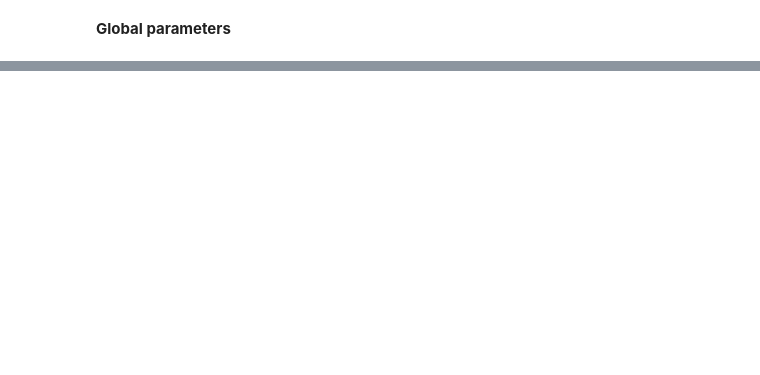
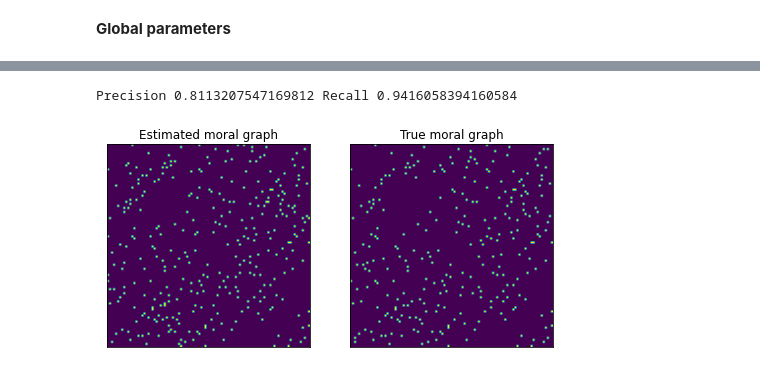
Before and after one commit to juangamella/stars, a Jupyter notebook: validation.ipynb, the cells around one changed output, grey strips where cells are left out. Drawn from its saved outputs; the diff is of its cells as text; code cells hidden in the pictures; blank space fills up the shorter version.

```diff
--- a/validation.ipynb
+++ b/validation.ipynb
@@ -50,13 +76,0 @@ X = np.random.multivariate_normal(np.zeros(p), true_covariance, size=n)
-# %%
-# Run StARS and then fit GLASSO over all data
-
-# Set subsample size as in the paper
-N = int(n / np.floor(10 * np.sqrt(n)))
-print("Number of subsamples", N)
-
-# Run StARS to select optimal regularizer
-opt, inst = stars.fit_w_glasso(X, 0.05, N, start = 5, step = 0.5, tol=1e-7, max_iter=100, debug=True)
-print("Optimal 1/lambda:", opt)
-
-# Fit GLASSO over all samples
-estimates, precisions = stars.glasso(stars.subsample(X, 1), opt, return_precisions=True)
@@ -149,0 +77,9 @@ Text(0.5, 1.0, 'Precision & recall as a function of the precision matrix cutoff'
+# %%
+true_precision = stars.neighbourhood_graph(p)
+true_covariance = np.linalg.inv(true_precision)
+true_precision -= np.diag(np.diag(true_precision))
+X = np.random.multivariate_normal(np.zeros(p), true_covariance, size=n)
+# %%
+# Fit the Graphical Lasso using the lambda selected by StARS
+
+estimate = stars.glasso.fit(X, debug=True)
@@ -149,0 +105,26 @@ Text(0.5, 1.0, 'Precision & recall as a function of the precision matrix cutoff'
+# %%
+# Analyisis: Precision / recall
+moral = estimate
+true_moral = (abs(true_precision) > 1e-4).astype(int)
+
+
+plt.figure(figsize=(8,8))
+plt.subplot(121)
+plt.title("Estimated moral graph")
+plt.imshow(moral)
+plt.gca().set_xticks([])
+plt.gca().set_yticks([])
+plt.subplot(122)
+plt.title("True moral graph")
+plt.imshow(true_moral)
+plt.gca().set_xticks([])
+plt.gca().set_yticks([])
+
+true_positives = np.logical_and(moral, true_moral).sum()
+precision = true_positives / moral.sum()
+recall = true_positives / true_moral.sum()
+
+print("\nPrecision", precision, "Recall", recall)
+# %% [output]
+Precision 0.8113207547169812 Recall 0.9416058394160584
+[figure, added]
```
Also changed, not shown: parts of 15 cells of this notebook, 5 other files.
